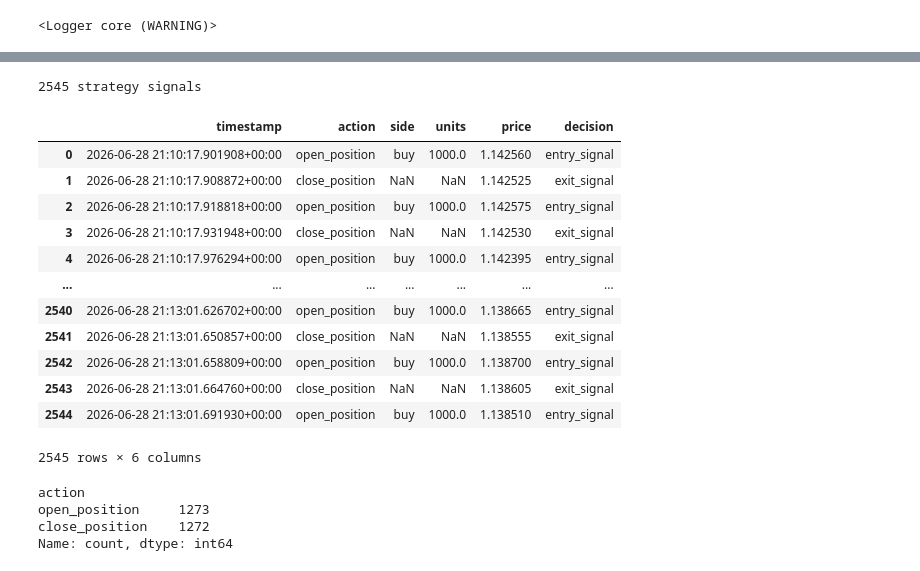
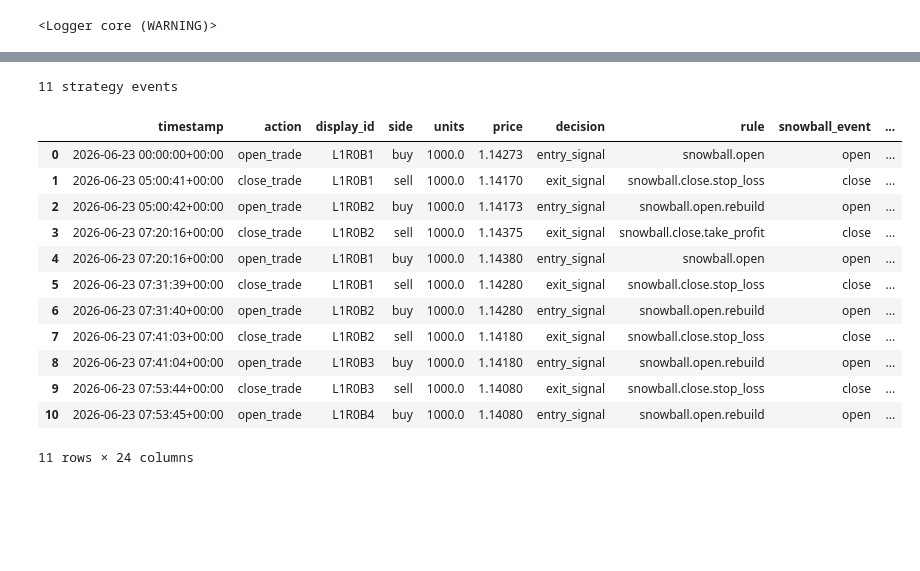
Before and after one commit to yuyash/auto-forex-notebooks, a Jupyter notebook: backtest.ipynb, the cells around one changed output, grey strips where cells are left out. Cells and saved outputs as stored; diff of their text form; code cells hidden in the pictures; blank space fills up the shorter version.

```diff
--- a/backtest.ipynb
+++ b/backtest.ipynb
@@ -154,38 +194,54 @@ DataFrame for analysis.
 # %%
 signals = [event for event in recorder.events if isinstance(event, StrategyEvent)]
+
+
+def meta(event: StrategyEvent, key: str):
+    return event.metadata.get(key)
+
 
 signals_df = pd.DataFrame(
     {
         "timestamp": event.timestamp,
         "action": event.action.value,
+        "display_id": event.display_id,
         "side": event.side.value if event.side else None,
         "units": float(event.units) if event.units is not None else None,
         "price": float(event.price.amount) if event.price is not None else None,
         "decision": event.reason.code.value,
+        "rule": event.reason.rule_id,
+        "snowball_event": meta(event, "snowball_event"),
+        "cycle_id": meta(event, "cycle_id"),
+        "direction": meta(event, "direction"),
+        "entry_role": meta(event, "entry_role"),
+        "layer_number": meta(event, "layer_number"),
+        "slot_number": meta(event, "slot_number"),
+        "build_number": meta(event, "build_number"),
+        "close_reason": meta(event, "close_reason"),
+        "is_rebuild": meta(event, "is_rebuild"),
+        "planned_take_profit_price": meta(event, "planned_take_profit_price"),
+        "planned_stop_loss_price": meta(event, "planned_stop_loss_price"),
+        "planned_rebuild_price": meta(event, "planned_rebuild_price"),
+        "filled_take_profit_price": meta(event, "filled_take_profit_price"),
+        "filled_stop_loss_price": meta(event, "filled_stop_loss_price"),
+        "filled_rebuild_price": meta(event, "filled_rebuild_price"),
+        "realized_pl": meta(event, "realized_pl"),
     }
     for event in signals
 )
-print(f"{len(signals_df)} strategy signals")
+print(f"{len(signals_df)} strategy events")
 signals_df
 # %% [output]
-2545 strategy signals
+11 strategy events
-|  | timestamp | action | side | units | price | decision |
-| 0 | 2026-06-28 21:10:17.901908+00:00 | open_position | buy | 1000.0 | 1.142560 | entry_signal |
-| 1 | 2026-06-28 21:10:17.908872+00:00 | close_position | NaN | NaN | 1.142525 | exit_signal |
-| 2 | 2026-06-28 21:10:17.918818+00:00 | open_position | buy | 1000.0 | 1.142575 | entry_signal |
-| 3 | 2026-06-28 21:10:17.931948+00:00 | close_position | NaN | NaN | 1.142530 | exit_signal |
-| 4 | 2026-06-28 21:10:17.976294+00:00 | open_position | buy | 1000.0 | 1.142395 | entry_signal |
-| ... | ... | ... | ... | ... | ... | ... |
-| 2540 | 2026-06-28 21:13:01.626702+00:00 | open_position | buy | 1000.0 | 1.138665 | entry_signal |
-| 2541 | 2026-06-28 21:13:01.650857+00:00 | close_position | NaN | NaN | 1.138555 | exit_signal |
-| 2542 | 2026-06-28 21:13:01.658809+00:00 | open_position | buy | 1000.0 | 1.138700 | entry_signal |
-| 2543 | 2026-06-28 21:13:01.664760+00:00 | close_position | NaN | NaN | 1.138605 | exit_signal |
-| 2544 | 2026-06-28 21:13:01.691930+00:00 | open_position | buy | 1000.0 | 1.138510 | entry_signal |
+|  | timestamp | action | display_id | side | units | price | decision | rule | snowball_event | ... |
+| 0 | 2026-06-23 00:00:00+00:00 | open_trade | L1R0B1 | buy | 1000.0 | 1.14273 | entry_signal | snowball.open | open | ... |
+| 1 | 2026-06-23 05:00:41+00:00 | close_trade | L1R0B1 | sell | 1000.0 | 1.14170 | exit_signal | snowball.close.stop_loss | close | ... |
+| 2 | 2026-06-23 05:00:42+00:00 | open_trade | L1R0B2 | buy | 1000.0 | 1.14173 | entry_signal | snowball.open.rebuild | open | ... |
+| 3 | 2026-06-23 07:20:16+00:00 | close_trade | L1R0B2 | sell | 1000.0 | 1.14375 | exit_signal | snowball.close.take_profit | close | ... |
+| 4 | 2026-06-23 07:20:16+00:00 | open_trade | L1R0B1 | buy | 1000.0 | 1.14380 | entry_signal | snowball.open | open | ... |
+| 5 | 2026-06-23 07:31:39+00:00 | close_trade | L1R0B1 | sell | 1000.0 | 1.14280 | exit_signal | snowball.close.stop_loss | close | ... |
+| 6 | 2026-06-23 07:31:40+00:00 | open_trade | L1R0B2 | buy | 1000.0 | 1.14280 | entry_signal | snowball.open.rebuild | open | ... |
+| 7 | 2026-06-23 07:41:03+00:00 | close_trade | L1R0B2 | sell | 1000.0 | 1.14180 | exit_signal | snowball.close.stop_loss | close | ... |
+| 8 | 2026-06-23 07:41:04+00:00 | open_trade | L1R0B3 | buy | 1000.0 | 1.14180 | entry_signal | snowball.open.rebuild | open | ... |
+| 9 | 2026-06-23 07:53:44+00:00 | close_trade | L1R0B3 | sell | 1000.0 | 1.14080 | exit_signal | snowball.close.stop_loss | close | ... |
+| 10 | 2026-06-23 07:53:45+00:00 | open_trade | L1R0B4 | buy | 1000.0 | 1.14080 | entry_signal | snowball.open.rebuild | open | ... |
-2545 rows × 6 columns
+11 rows × 24 columns
-# %%
-signals_df["action"].value_counts() if not signals_df.empty else "no signals"
-# %% [output]
-action
-open_position     1273
-close_position    1272
-Name: count, dtype: int64
```
Also changed, not shown: parts of 22 cells of this notebook, 5 other files.
